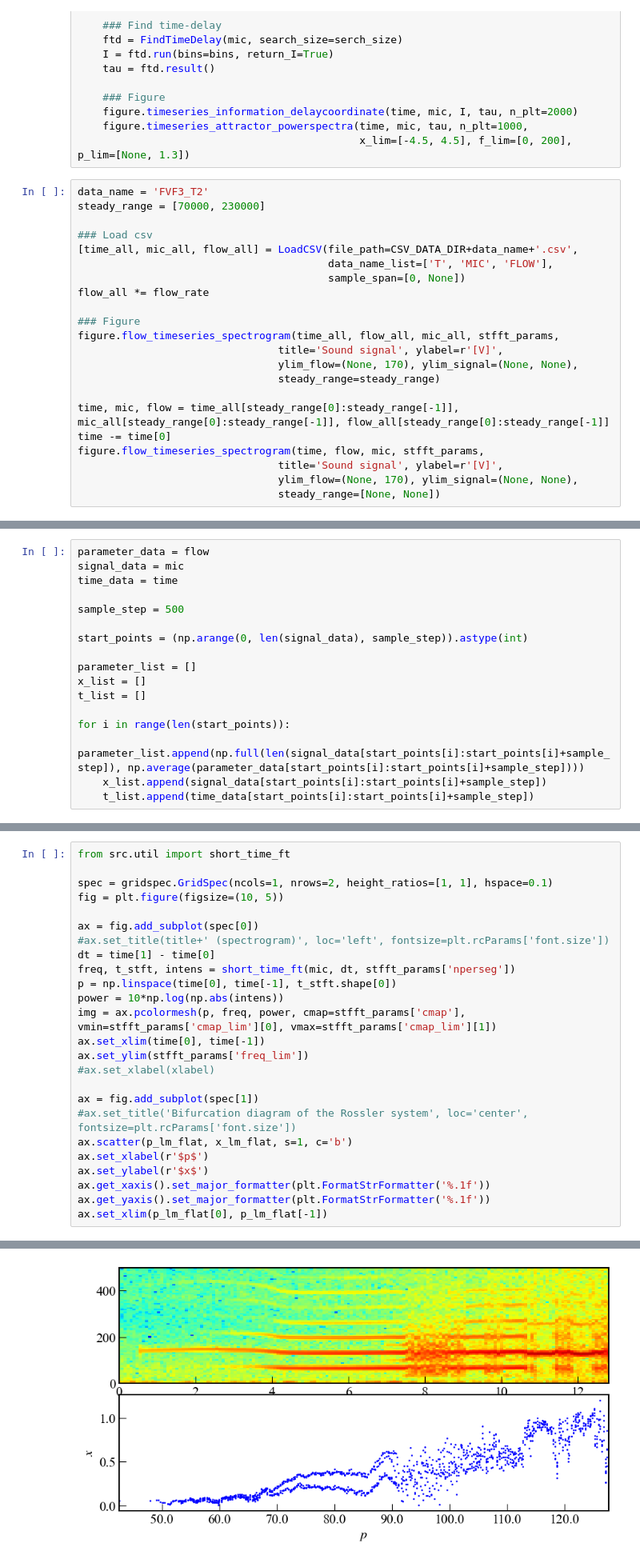
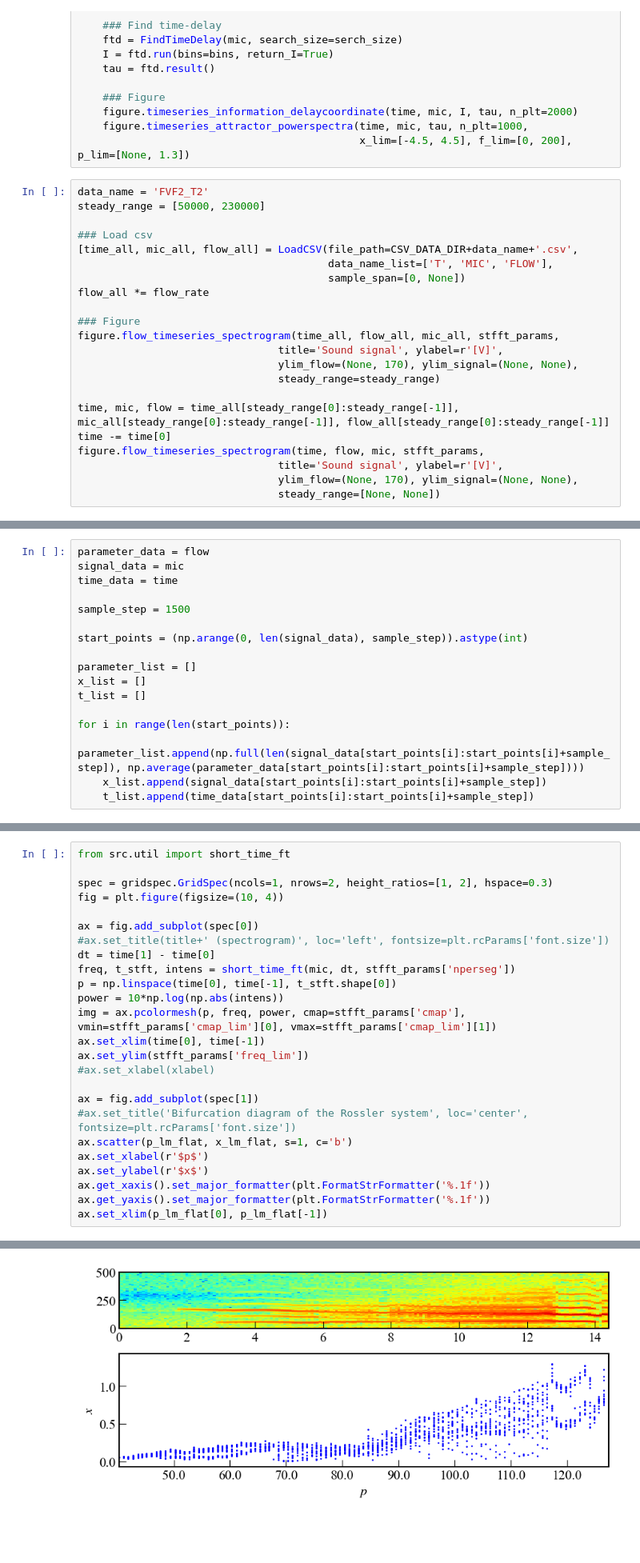
Before and after one commit to TakumiInoue0628/analysis-of-vocal-fold-system-based-on-nonlinear-dynamics-theory-using-machine-learning, a Jupyter notebook: report/20241022/01_03_experimental_data_bifurcation.ipynb, the cells around one changed output, grey strips where cells are left out. Shown at 80% size. Saved outputs shown, nothing was run; the diff lists cells and outputs as text; blank space fills up the shorter version.

```diff
--- a/report/20241022/01_03_experimental_data_bifurcation.ipynb
+++ b/report/20241022/01_03_experimental_data_bifurcation.ipynb
@@ -58,8 +58,8 @@ def visualization(data_name, steady_range, serch_size, bins):
     figure.timeseries_attractor_powerspectra(time, mic, tau, n_plt=1000,
                                              x_lim=[-4.5, 4.5], f_lim=[0, 200], p_lim=[None, 1.3])
 # %%
-data_name = 'FVF3_T2'
-steady_range = [70000, 230000]
+data_name = 'FVF2_T2'
+steady_range = [50000, 230000]
 
 ### Load csv
 [time_all, mic_all, flow_all] = LoadCSV(file_path=CSV_DATA_DIR+data_name+'.csv',
@@ -90,7 +90,7 @@ parameter_data = flow
 signal_data = mic
 time_data = time
 
-sample_step = 500
+sample_step = 1500
 
 start_points = (np.arange(0, len(signal_data), sample_step)).astype(int)
 
@@ -141,8 +141,8 @@ plt.show()
 # %%
 from src.util import short_time_ft
 
-spec = gridspec.GridSpec(ncols=1, nrows=2, height_ratios=[1, 1], hspace=0.1)
-fig = plt.figure(figsize=(10, 5))
+spec = gridspec.GridSpec(ncols=1, nrows=2, height_ratios=[1, 2], hspace=0.3)
+fig = plt.figure(figsize=(10, 4))
 
 ax = fig.add_subplot(spec[0])
 #ax.set_title(title+' (spectrogram)', loc='left', fontsize=plt.rcParams['font.size'])
@@ -168 +168 @@ ax.set_xlim(p_lm_flat[0], p_lm_flat[-1])
-[figure, old version]
+[figure, new version]
```
Also changed, not shown: parts of 5 cells of this notebook, 21 other files.
